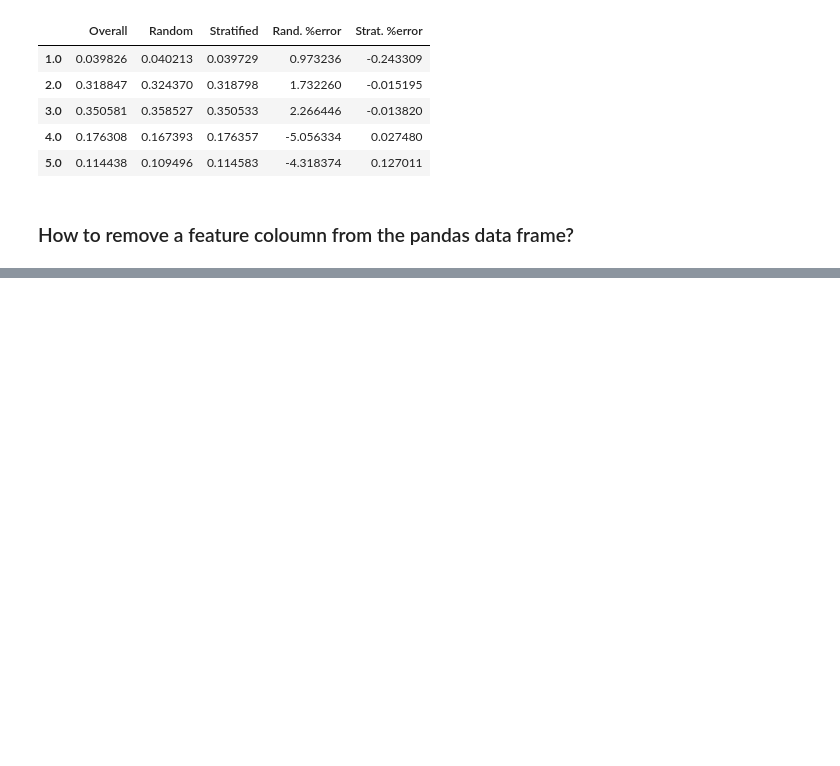
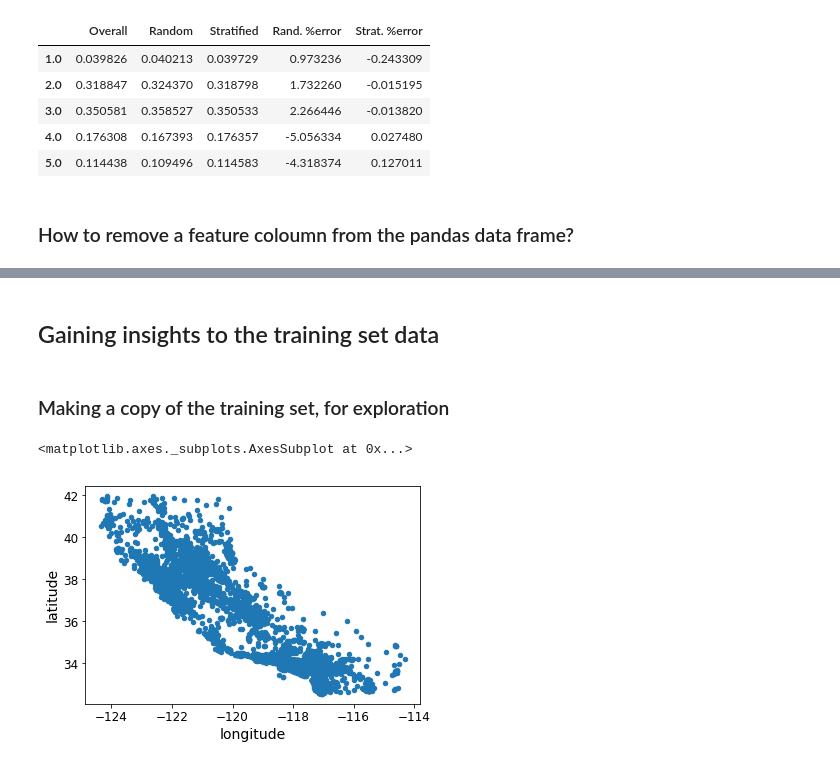
Before and after one commit to harshseth/ml-core, a Jupyter notebook: Housing.ipynb, the cells around one changed output, grey strips where cells are left out. Cells and saved outputs as stored; diff of their text form; code cells hidden in the pictures; blank space fills up the shorter version.

Commit message:
getting insight in the data

```diff
--- a/Housing.ipynb
+++ b/Housing.ipynb
@@ -288,0 +289,12 @@ strat_train_set.describe()
+# %% [markdown]
+## Gaining insights to the training set data
+# %% [markdown]
+### Making a copy of the training set, for exploration
+# %%
+housing = strat_train_set.copy()
+# %%
+# Visualizing the data geographically, since we have latitude and longitudes present
+housing.plot(kind="scatter", x="longitude", y="latitude")
+# %% [output]
+<matplotlib.axes._subplots.AxesSubplot at 0x...>
+[figure, added]
```
Also changed, not shown: parts of 4 cells of this notebook.
